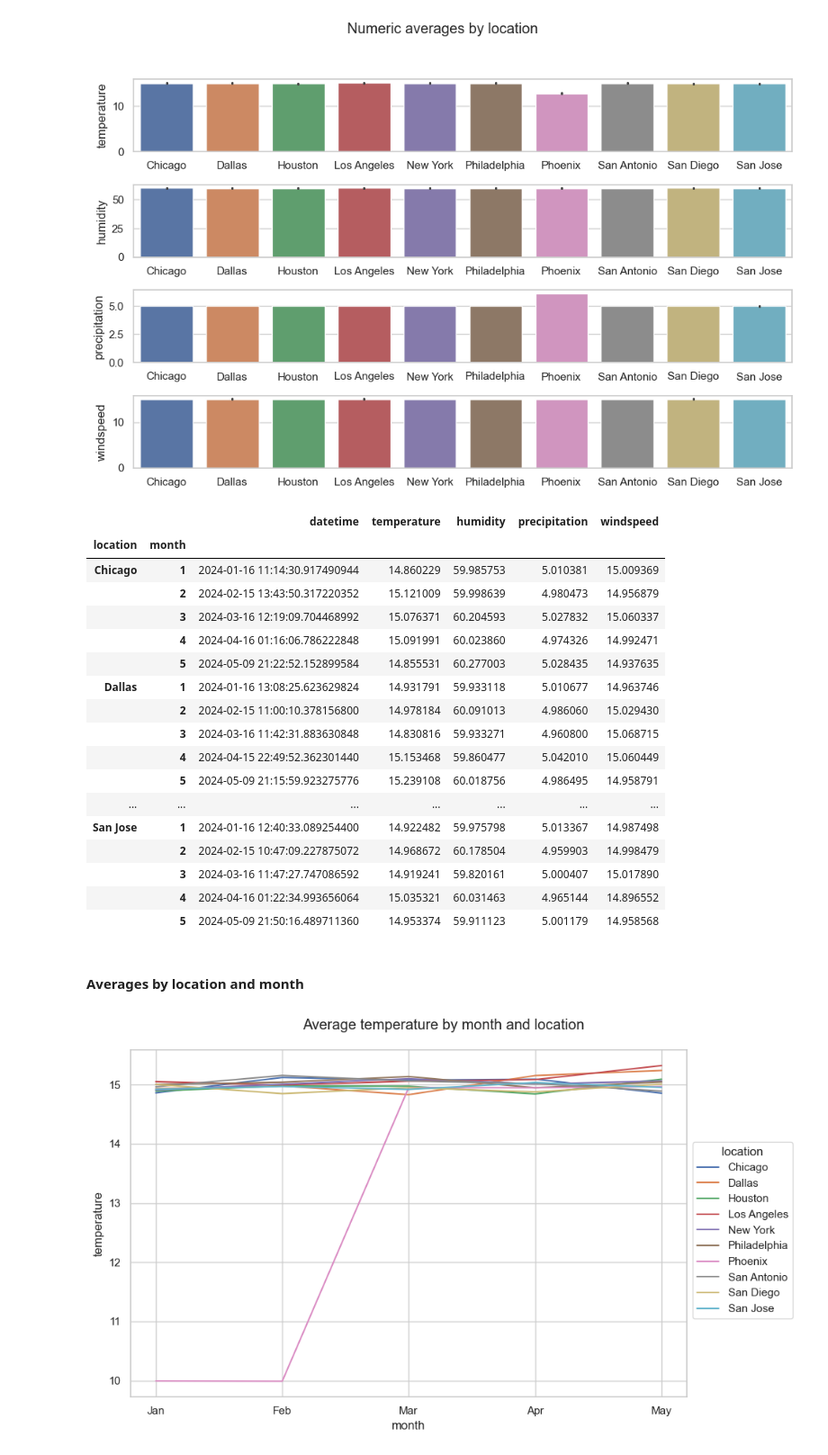
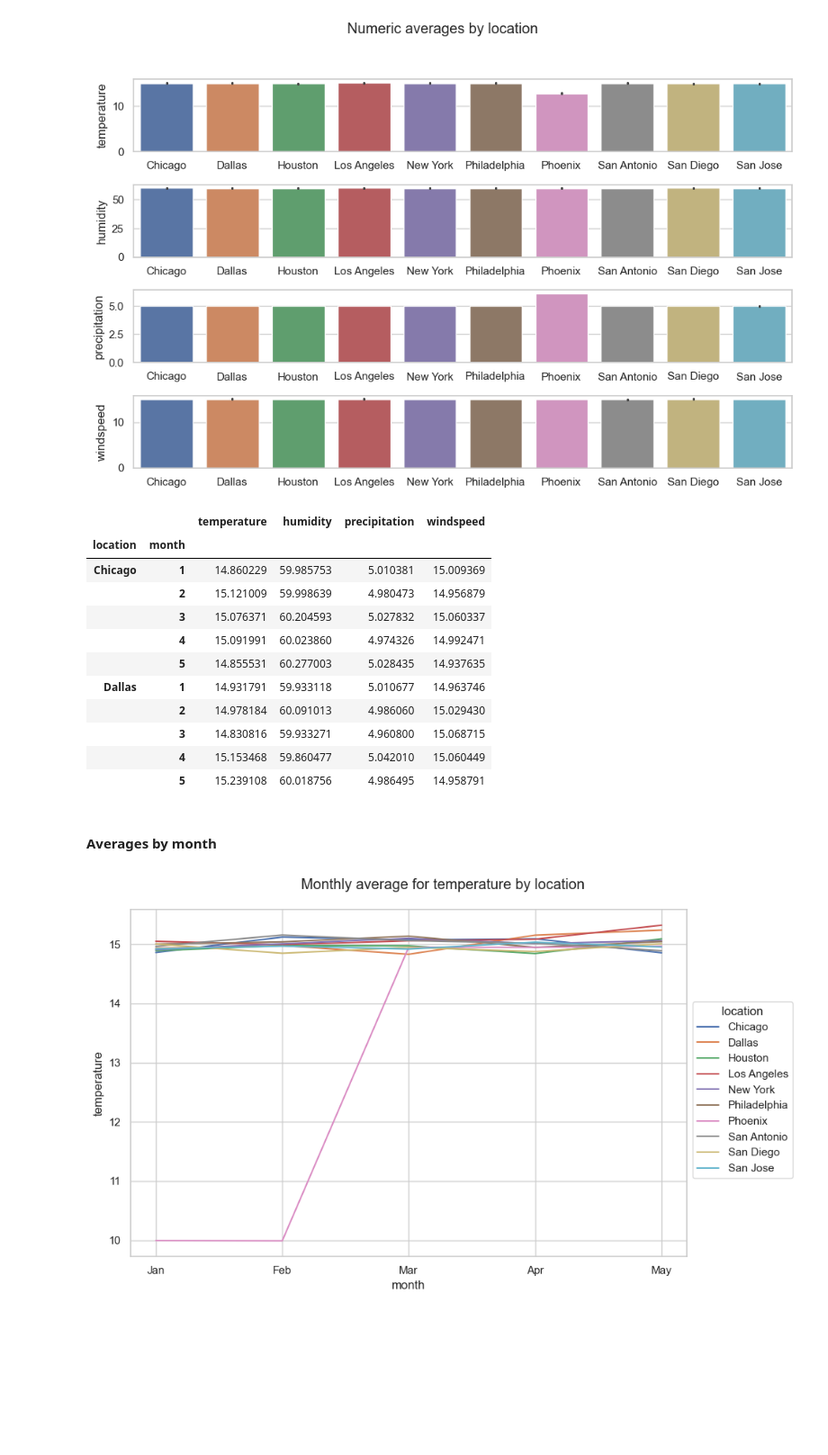
Before and after one commit to kozmik-moore/simple-weather-analysis, a Jupyter notebook: code/notebook.ipynb, the cells around one changed output. Shown at 90% size. Drawn from its saved outputs; the diff is of its cells as text; code cells hidden in the pictures; blank space fills up the shorter version.

Commit message:
Added daily averages. Reorganized plot secions in notebook and reorganized products folder. Added some insights and recommendations. Updated README.

```diff
--- a/code/notebook.ipynb
+++ b/code/notebook.ipynb
@@ -335,30 +336,24 @@ plt.savefig(join(target_dir, 'Numeric averages by location'), bbox_inches='tight
 # %%
 # Averages by month
 df['month'] = df.datetime.dt.month
 df.month = df.month.astype('int')
-df_avg_temp = df.groupby(['location', 'month']).agg('mean')
-display(df_avg_temp)
+df_avg_month = df.groupby(['location', 'month'])[weather_vars].agg('mean')
+display(df_avg_month.head(10))
 # %% [output]
-|  |  | datetime | temperature | humidity | precipitation | windspeed |
-| location | month |  |  |  |  |  |
-| Chicago | 1 | 2024-01-16 11:14:30.917490944 | 14.860229 | 59.985753 | 5.010381 | 15.009369 |
-|  | 2 | 2024-02-15 13:43:50.317220352 | 15.121009 | 59.998639 | 4.980473 | 14.956879 |
-|  | 3 | 2024-03-16 12:19:09.704468992 | 15.076371 | 60.204593 | 5.027832 | 15.060337 |
-|  | 4 | 2024-04-16 01:16:06.786222848 | 15.091991 | 60.023860 | 4.974326 | 14.992471 |
-|  | 5 | 2024-05-09 21:22:52.152899584 | 14.855531 | 60.277003 | 5.028435 | 14.937635 |
-| Dallas | 1 | 2024-01-16 13:08:25.623629824 | 14.931791 | 59.933118 | 5.010677 | 14.963746 |
-|  | 2 | 2024-02-15 11:00:10.378156800 | 14.978184 | 60.091013 | 4.986060 | 15.029430 |
-|  | 3 | 2024-03-16 11:42:31.883630848 | 14.830816 | 59.933271 | 4.960800 | 15.068715 |
-|  | 4 | 2024-04-15 22:49:52.362301440 | 15.153468 | 59.860477 | 5.042010 | 15.060449 |
-|  | 5 | 2024-05-09 21:15:59.923275776 | 15.239108 | 60.018756 | 4.986495 | 14.958791 |
-| ... | ... | ... | ... | ... | ... | ... |
-| San Jose | 1 | 2024-01-16 12:40:33.089254400 | 14.922482 | 59.975798 | 5.013367 | 14.987498 |
-|  | 2 | 2024-02-15 10:47:09.227875072 | 14.968672 | 60.178504 | 4.959903 | 14.998479 |
-|  | 3 | 2024-03-16 11:47:27.747086592 | 14.919241 | 59.820161 | 5.000407 | 15.017890 |
-|  | 4 | 2024-04-16 01:22:34.993656064 | 15.035321 | 60.031463 | 4.965144 | 14.896552 |
-|  | 5 | 2024-05-09 21:50:16.489711360 | 14.953374 | 59.911123 | 5.001179 | 14.958568 |
+|  |  | temperature | humidity | precipitation | windspeed |
+| location | month |  |  |  |  |
+| Chicago | 1 | 14.860229 | 59.985753 | 5.010381 | 15.009369 |
+|  | 2 | 15.121009 | 59.998639 | 4.980473 | 14.956879 |
+|  | 3 | 15.076371 | 60.204593 | 5.027832 | 15.060337 |
+|  | 4 | 15.091991 | 60.023860 | 4.974326 | 14.992471 |
+|  | 5 | 14.855531 | 60.277003 | 5.028435 | 14.937635 |
+| Dallas | 1 | 14.931791 | 59.933118 | 5.010677 | 14.963746 |
+|  | 2 | 14.978184 | 60.091013 | 4.986060 | 15.029430 |
+|  | 3 | 14.830816 | 59.933271 | 4.960800 | 15.068715 |
+|  | 4 | 15.153468 | 59.860477 | 5.042010 | 15.060449 |
+|  | 5 | 15.239108 | 60.018756 | 4.986495 | 14.958791 |
 # %% [markdown]
-#### Averages by location and month
+#### Averages by month
 # %%
 # Visualization of averages by month
 x_labels = {
```
Also changed, not shown: parts of 25 cells of this notebook, 18 other files.
